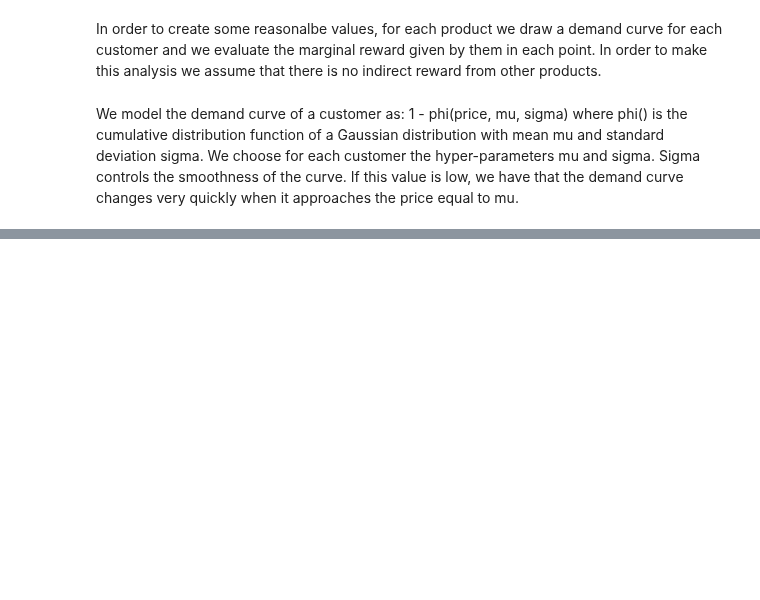
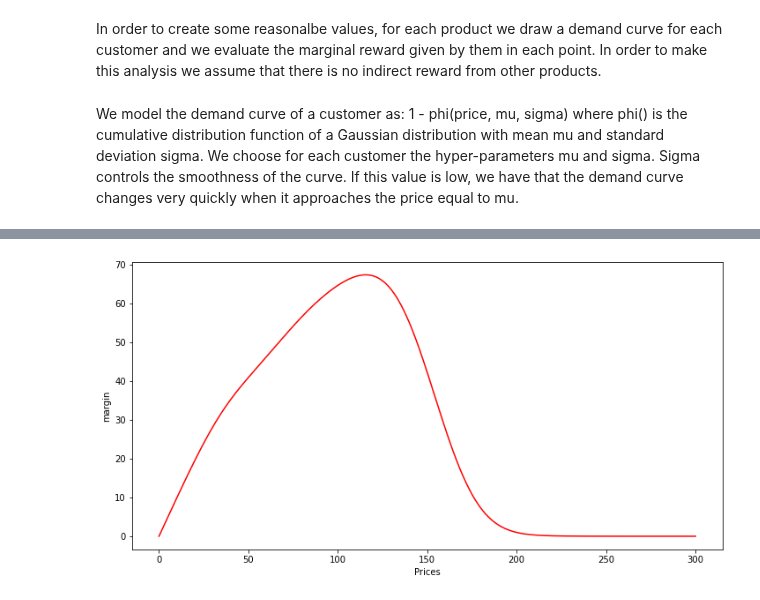
Before and after one commit to VladMarianCimpeanu/OLA_project, a Jupyter notebook: customers_parameters.ipynb, the cells around one changed output, grey strips where cells are left out. Cells and saved outputs as stored; diff of their text form; code cells hidden in the pictures; blank space fills up the shorter version.

Commit message:
added notebook used to find decent parameters for the customers.

```diff
--- a/customers_parameters.ipynb
+++ b/customers_parameters.ipynb
@@ -38,6 +38,12 @@ plt.show()
 # %%
-expected_reward = prices * (conversion_rates_1 * customer_distribution[0] +
+expected_margin = prices * (conversion_rates_1 * customer_distribution[0] +
                             conversion_rates_2 * customer_distribution[1] +
                             conversion_rates_3 * customer_distribution[2])
 
-plt.plot
+plt.figure(figsize=(12,6))
+plt.plot(prices, expected_margin, color="red")
+plt.xlabel("Prices")
+plt.ylabel("margin")
+plt.show()
+# %% [output]
+[figure, added]
```
Also changed, not shown: parts of 1 cell of this notebook.
